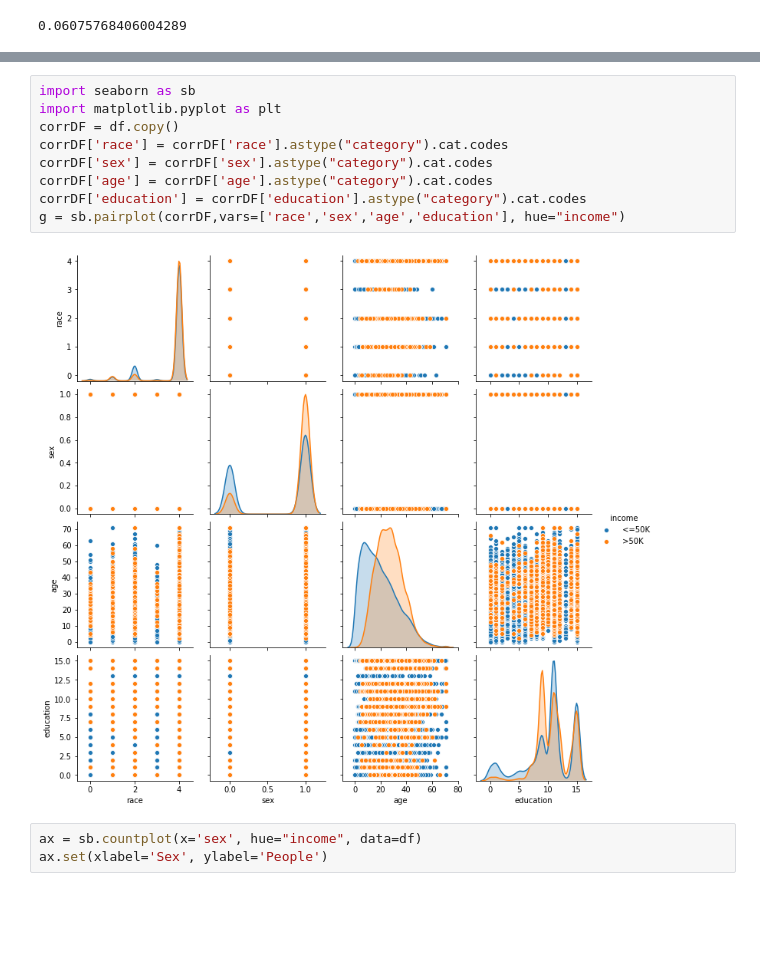
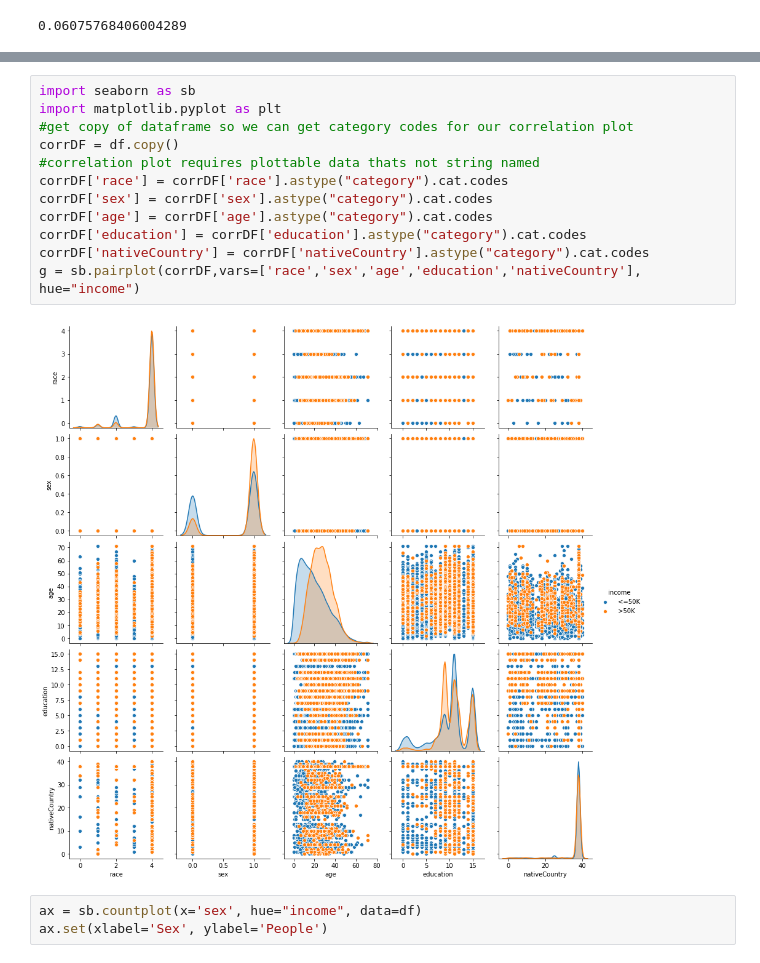
Before and after one commit to evanslyke31/IncomeMachineLearning, a Jupyter notebook: Income.ipynb, the cells around one changed output, grey strips where cells are left out. Saved outputs shown, nothing was run; the diff lists cells and outputs as text; blank space fills up the shorter version.

```diff
--- a/Income.ipynb
+++ b/Income.ipynb
@@ -79,14 +109,17 @@ print(len(df[((df['race'].eq(' Black')) & (df['sex'].eq(' Female')) & (df['incom
 # %%
 import seaborn as sb
 import matplotlib.pyplot as plt
+#get copy of dataframe so we can get category codes for our correlation plot
 corrDF = df.copy()
+#correlation plot requires plottable data thats not string named
 corrDF['race'] = corrDF['race'].astype("category").cat.codes
 corrDF['sex'] = corrDF['sex'].astype("category").cat.codes
 corrDF['age'] = corrDF['age'].astype("category").cat.codes
 corrDF['education'] = corrDF['education'].astype("category").cat.codes
-g = sb.pairplot(corrDF,vars=['race','sex','age','education'], hue="income")
+corrDF['nativeCountry'] = corrDF['nativeCountry'].astype("category").cat.codes
+g = sb.pairplot(corrDF,vars=['race','sex','age','education','nativeCountry'], hue="income")
 # %% [output]
-[figure, old version]
+[figure, new version]
 # %%
 ax = sb.countplot(x='sex', hue="income", data=df)
 ax.set(xlabel='Sex', ylabel='People')
```
Also changed, not shown: parts of 25 cells of this notebook.
